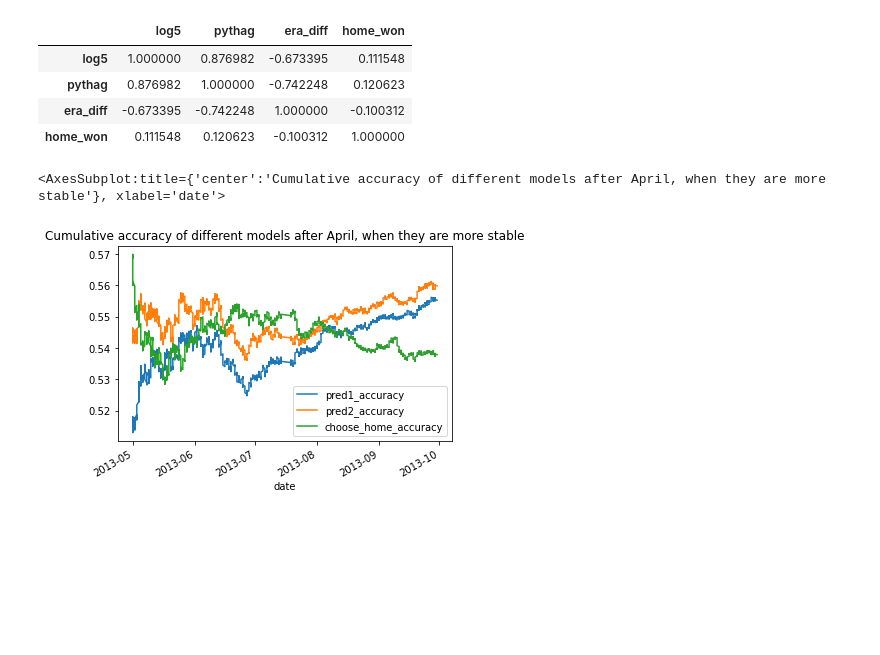
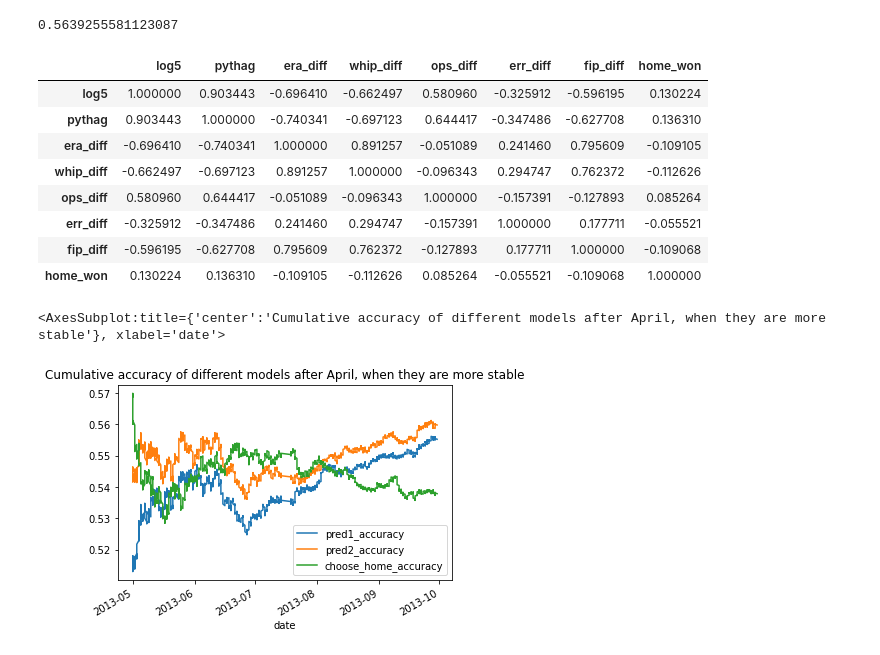
Before and after one commit to matthewpark319/baseball, a Jupyter notebook: eda.ipynb, the cells around one changed output. Cells and saved outputs as stored; diff of their text form; code cells hidden in the pictures; blank space fills up the shorter version.

```diff
--- a/eda.ipynb
+++ b/eda.ipynb
@@ -9,8 +9,8 @@ import pandas as pd
 offensive_stats = ['AB', 'H', '2B', '3B', 'HR', 'RBI', 'SAC', 'SAC_FLY', 'HBP', 'BB', 'IBB', 'K', 'SB', 'CS', 'GDP', 'CI', 'LOB']
 pitching_stats = ['pitchers_used', 'indv_earned_runs', 'team_earned_runs', 'wild_pitches', 'balks']
 defensive_stats = ['putouts', 'assists', 'errors', 'passed_balls', 'double_plays', 'triple_plays']
-roles = ['home_plate_ump', '1B_ump', '2B_ump', '3B_ump', 'LF_ump', 'RF_ump', 'away_manager', 'home_manager',
-         'winning_pitcher', 'losing_pitcher', 'saving_pitcher', 'winning_rbi_batter', 'away_starting_pitcher', 'home_starting_pitcher']
+roles = ['home_plate_ump', '1B_ump', '2B_ump', '3B_ump', 'LF_ump', 'RF_ump', 'away_manager', 'home_manager', 'winning_pitcher',
+         'losing_pitcher', 'saving_pitcher', 'winning_rbi_batter', 'away_starting_pitcher', 'home_starting_pitcher']
 columns = [
     'date',
     'series_game_num',
@@ -139,8 +139,0 @@ train['pred'] = model.predict(train.loc[:,features])
-# %%
-games[features + ['home_won']].corr()
-# %% [output]
-|  | log5 | pythag | era_diff | home_won |
-| log5 | 1.000000 | 0.876982 | -0.673395 | 0.111548 |
-| pythag | 0.876982 | 1.000000 | -0.742248 | 0.120623 |
-| era_diff | -0.673395 | -0.742248 | 1.000000 | -0.100312 |
-| home_won | 0.111548 | 0.120623 | -0.100312 | 1.000000 |
@@ -147,3 +142,33 @@ games[features + ['home_won']].corr()
+# %%
+from sklearn.linear_model import LogisticRegression
+from sklearn.ensemble import RandomForestClassifier
+
+features_list = ['log5', 'pythag', 'era_diff', 'whip_diff', 'ops_diff', 'err_diff', 'fip_diff']
+train_size = 10000
+
+model = LogisticRegression()
+features = games[features_list]
+features = (features - features.mean()) / features.std()
+
+model.fit(features.loc[:train_size,], games.loc[:train_size, 'home_won'])
+
+test = games.loc[(train_size + 1):, ['home_won']]
+test['pred'] = model.predict(features.loc[(train_size + 1):,])
+(test['pred'] == test['home_won']).sum() / test.shape[0]
+# %% [output]
+0.5639255581123087
+# %%
+games[features_list + ['home_won']].corr()
+# %% [output]
+|  | log5 | pythag | era_diff | whip_diff | ops_diff | err_diff | fip_diff | home_won |
+| log5 | 1.000000 | 0.903443 | -0.696410 | -0.662497 | 0.580960 | -0.325912 | -0.596195 | 0.130224 |
+| pythag | 0.903443 | 1.000000 | -0.740341 | -0.697123 | 0.644417 | -0.347486 | -0.627708 | 0.136310 |
+| era_diff | -0.696410 | -0.740341 | 1.000000 | 0.891257 | -0.051089 | 0.241460 | 0.795609 | -0.109105 |
+| whip_diff | -0.662497 | -0.697123 | 0.891257 | 1.000000 | -0.096343 | 0.294747 | 0.762372 | -0.112626 |
+| ops_diff | 0.580960 | 0.644417 | -0.051089 | -0.096343 | 1.000000 | -0.157391 | -0.127893 | 0.085264 |
+| err_diff | -0.325912 | -0.347486 | 0.241460 | 0.294747 | -0.157391 | 1.000000 | 0.177711 | -0.055521 |
+| fip_diff | -0.596195 | -0.627708 | 0.795609 | 0.762372 | -0.127893 | 0.177711 | 1.000000 | -0.109068 |
+| home_won | 0.130224 | 0.136310 | -0.109105 | -0.112626 | 0.085264 | -0.055521 | -0.109068 | 1.000000 |
 # %%
 games['pred_score_home'] = np.sqrt(games['home_team_avg_score_for'] * games['away_team_avg_score_against'])
 games['pred_score_away'] = np.sqrt(games['away_team_avg_score_for'] * games['home_team_avg_score_against'])
```
Also changed, not shown: parts of 3 cells of this notebook.
